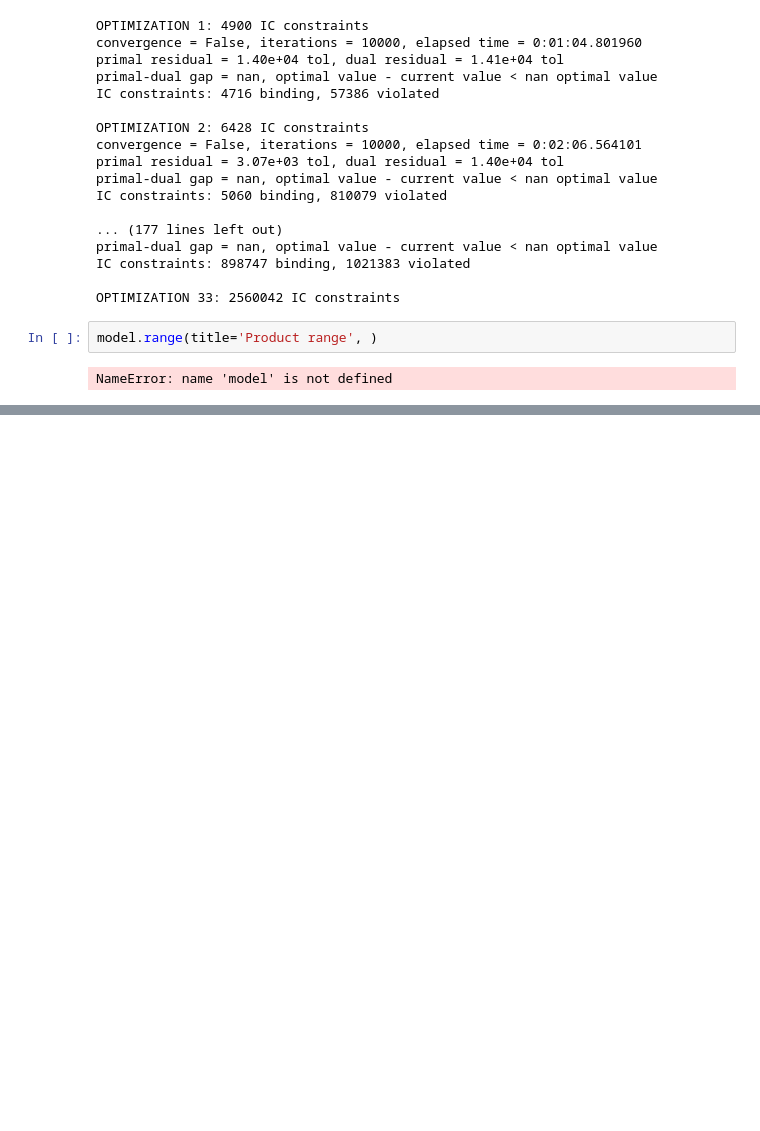
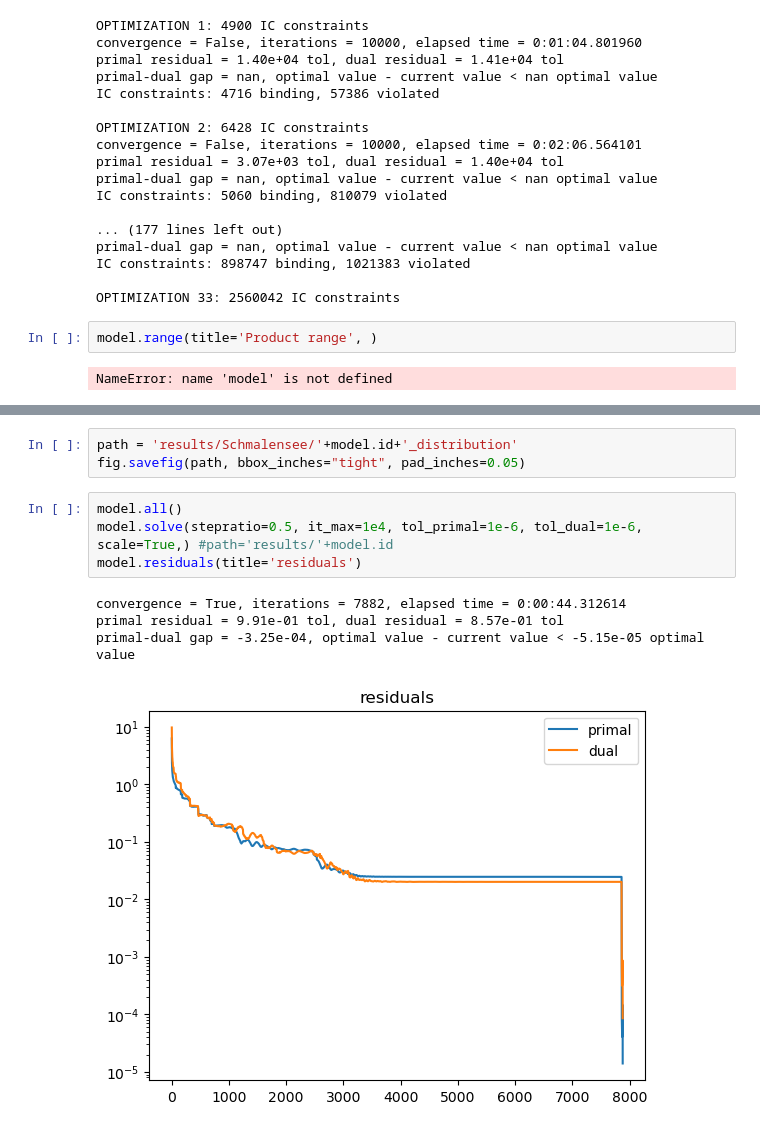
Before and after one commit to x-dupuis/screening-algo, a Jupyter notebook: examples/linear_monopolist.ipynb, the cells around one changed output, grey strips where cells are left out. Saved outputs shown, nothing was run; the diff lists cells and outputs as text; blank space fills up the shorter version.

```diff
--- a/examples/linear_monopolist.ipynb
+++ b/examples/linear_monopolist.ipynb
@@ -273,0 +320,12 @@ NameError: name 'model' is not defined
+# %%
+path = 'results/Schmalensee/'+model.id+'_distribution'
+fig.savefig(path, bbox_inches="tight", pad_inches=0.05)
+# %%
+model.all()
+model.solve(stepratio=0.5, it_max=1e4, tol_primal=1e-6, tol_dual=1e-6, scale=True,) #path='results/'+model.id
+model.residuals(title='residuals')
+# %% [output]
+convergence = True, iterations = 7882, elapsed time = 0:00:44.312614
+primal residual = 9.91e-01 tol, dual residual = 8.57e-01 tol
+primal-dual gap = -3.25e-04, optimal value - current value < -5.15e-05 optimal value
+[figure, added]
```
Also changed, not shown: parts of 13 cells of this notebook.
